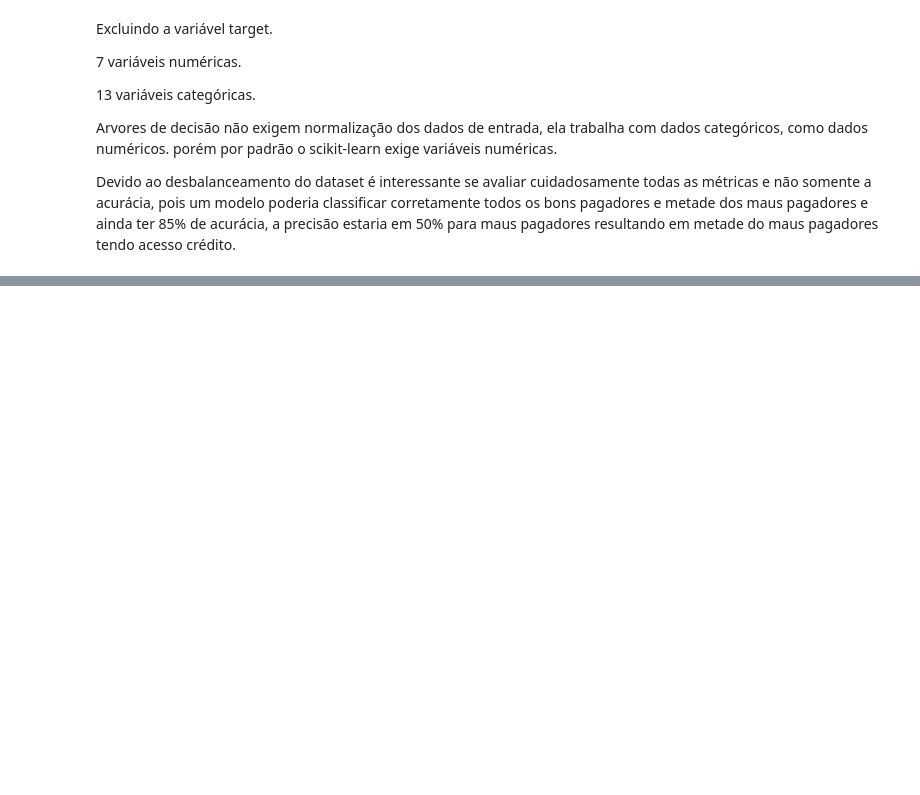
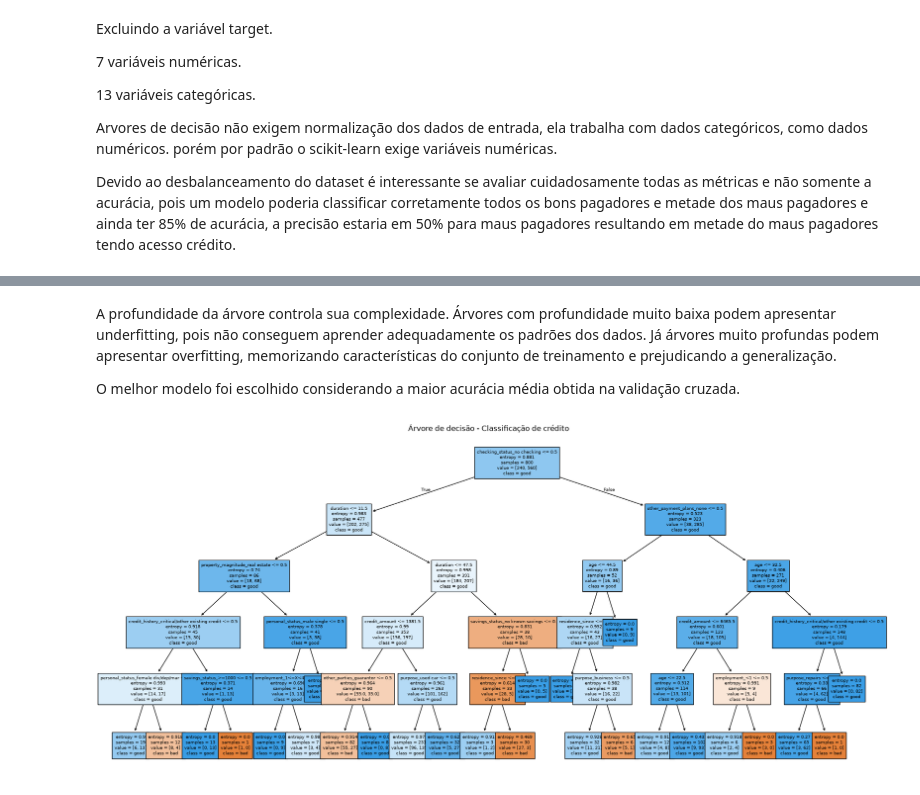
Before and after one commit to mmvbs/intelligent-systems, a Jupyter notebook: questao04.ipynb, the cells around one changed output, grey strips where cells are left out. Drawn from its saved outputs; the diff is of its cells as text; code cells hidden in the pictures; blank space fills up the shorter version.

Commit message:
decision tree

```diff
--- a/questao04.ipynb
+++ b/questao04.ipynb
@@ -48,0 +152,19 @@ acuracia
+# %%
+# %%
+melhor = resultados.loc[
+    resultados['validacao'].idxmax()
+]
+
+print("Melhor resultado:")
+print(melhor)
+
+melhor_criterio = melhor['criterio']
+melhor_profundidade = int(melhor['profundidade'])
+
+modelo_final = tree.DecisionTreeClassifier(
+    criterion=melhor_criterio,
+    max_depth=melhor_profundidade,
+    random_state=42
+)
+
+modelo_final.fit(X_train, y_train)
@@ -48,0 +179,22 @@ acuracia
+# %% [markdown]
+A profundidade da árvore controla sua complexidade. Árvores com
+profundidade muito baixa podem apresentar underfitting, pois não
+conseguem aprender adequadamente os padrões dos dados. Já árvores
+muito profundas podem apresentar overfitting, memorizando características
+do conjunto de treinamento e prejudicando a generalização.
+
+O melhor modelo foi escolhido considerando a maior acurácia média
+obtida na validação cruzada.
+# %%
+plt.figure(figsize=(22, 10))
+tree.plot_tree(
+    modelo_final,
+    feature_names=X_encoded.columns,
+    class_names=modelo_final.classes_,
+    filled=True,
+    fontsize=7
+)
+plt.title('Árvore de decisão - Classificação de crédito')
+plt.show()
+# %% [output]
+[figure, added]
```
Also changed, not shown: parts of 18 cells of this notebook.
